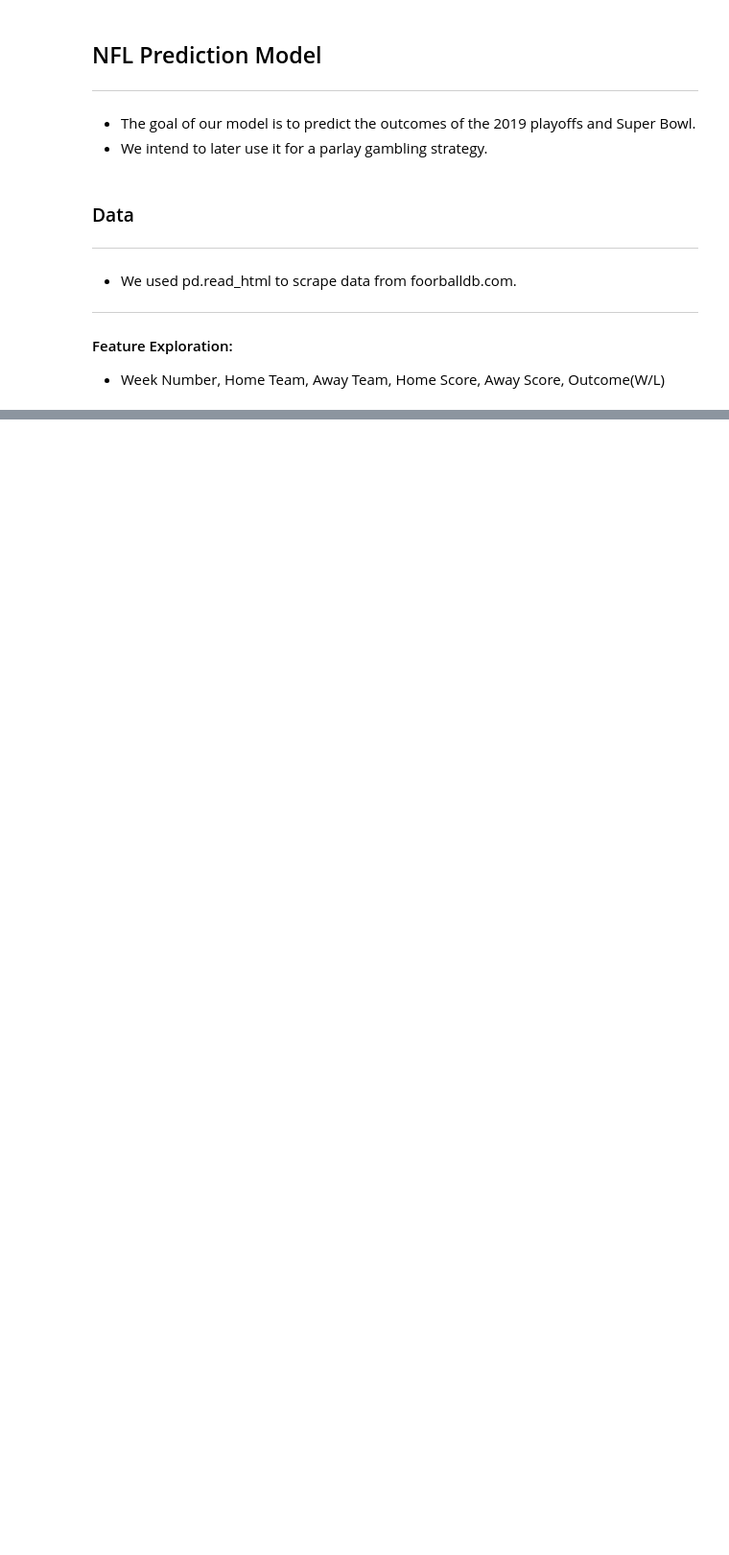
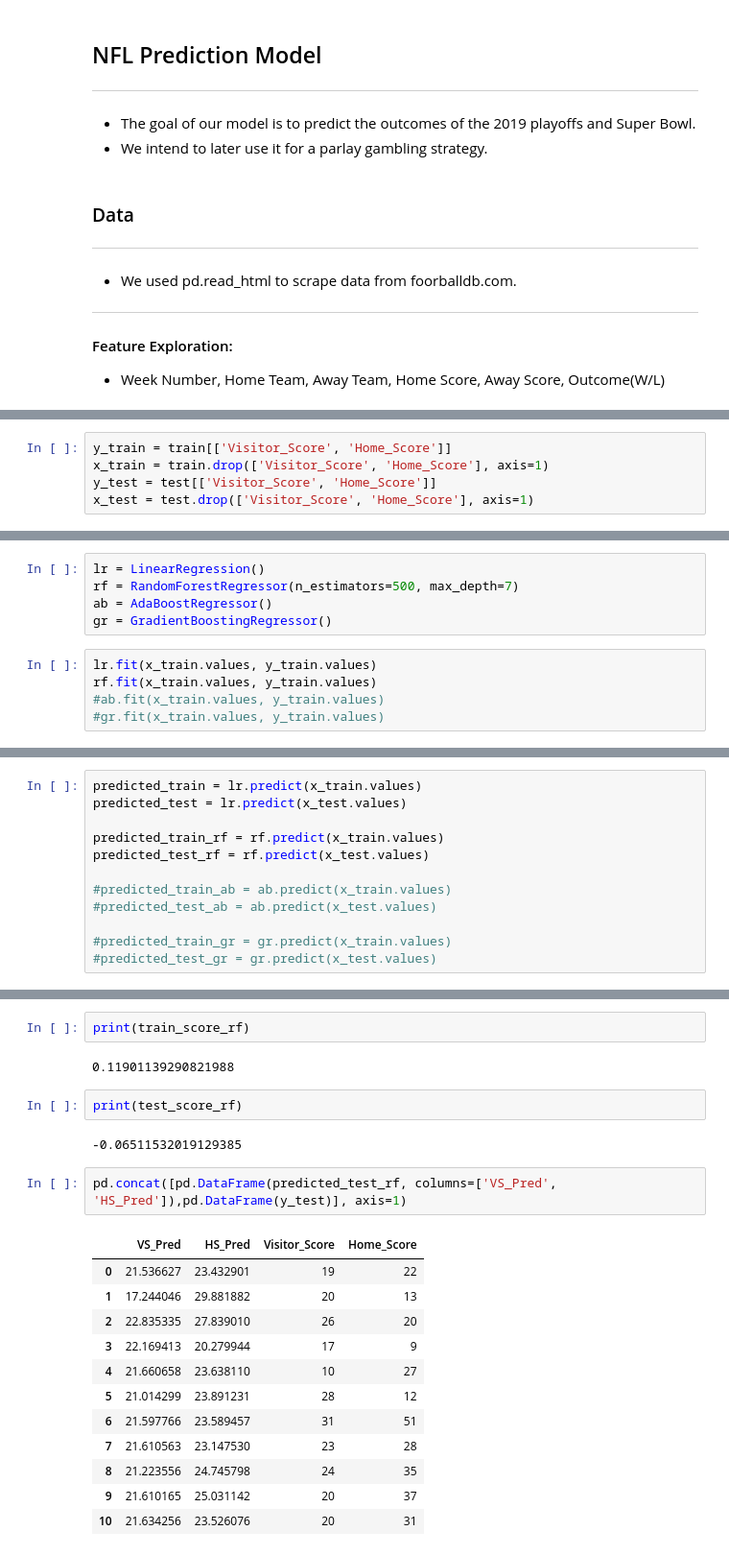
Before and after one commit to ChrisLaha/NFL-Prediction-Model, a Jupyter notebook: NFL_Prediction_Model.ipynb, the cells around one changed output, grey strips where cells are left out. Shown: that part at 96% size. Drawn from its saved outputs; the diff is of its cells as text; blank space fills up the shorter version.

Commit message:
Added new data and cleaned things up

```diff
--- a/NFL_Prediction_Model.ipynb
+++ b/NFL_Prediction_Model.ipynb
@@ -619,0 +311,5 @@ dtype: bool
+# %%
+y_train = train[['Visitor_Score', 'Home_Score']]
+x_train = train.drop(['Visitor_Score', 'Home_Score'], axis=1)
+y_test = test[['Visitor_Score', 'Home_Score']]
+x_test = test.drop(['Visitor_Score', 'Home_Score'], axis=1)
@@ -619,0 +319,10 @@ dtype: bool
+# %%
+lr = LinearRegression()
+rf = RandomForestRegressor(n_estimators=500, max_depth=7)
+ab = AdaBoostRegressor()
+gr = GradientBoostingRegressor()
+# %%
+lr.fit(x_train.values, y_train.values)
+rf.fit(x_train.values, y_train.values)
+#ab.fit(x_train.values, y_train.values)
+#gr.fit(x_train.values, y_train.values)
@@ -619,0 +331,12 @@ dtype: bool
+# %%
+predicted_train = lr.predict(x_train.values)
+predicted_test = lr.predict(x_test.values)
+
+predicted_train_rf = rf.predict(x_train.values)
+predicted_test_rf = rf.predict(x_test.values)
+
+#predicted_train_ab = ab.predict(x_train.values)
+#predicted_test_ab = ab.predict(x_test.values)
+
+#predicted_train_gr = gr.predict(x_train.values)
+#predicted_test_gr = gr.predict(x_test.values)
@@ -619,0 +381,23 @@ dtype: bool
+# %%
+print(train_score_rf)
+# %% [output]
+0.11901139290821988
+# %%
+print(test_score_rf)
+# %% [output]
+-0.06511532019129385
+# %%
+pd.concat([pd.DataFrame(predicted_test_rf, columns=['VS_Pred', 'HS_Pred']),pd.DataFrame(y_test)], axis=1)
+# %% [output]
+|  | VS_Pred | HS_Pred | Visitor_Score | Home_Score |
+| 0 | 21.536627 | 23.432901 | 19 | 22 |
+| 1 | 17.244046 | 29.881882 | 20 | 13 |
+| 2 | 22.835335 | 27.839010 | 26 | 20 |
+| 3 | 22.169413 | 20.279944 | 17 | 9 |
+| 4 | 21.660658 | 23.638110 | 10 | 27 |
+| 5 | 21.014299 | 23.891231 | 28 | 12 |
+| 6 | 21.597766 | 23.589457 | 31 | 51 |
+| 7 | 21.610563 | 23.147530 | 23 | 28 |
+| 8 | 21.223556 | 24.745798 | 24 | 35 |
+| 9 | 21.610165 | 25.031142 | 20 | 37 |
+| 10 | 21.634256 | 23.526076 | 20 | 31 |
```
Also changed, not shown: parts of 74 cells of this notebook.
